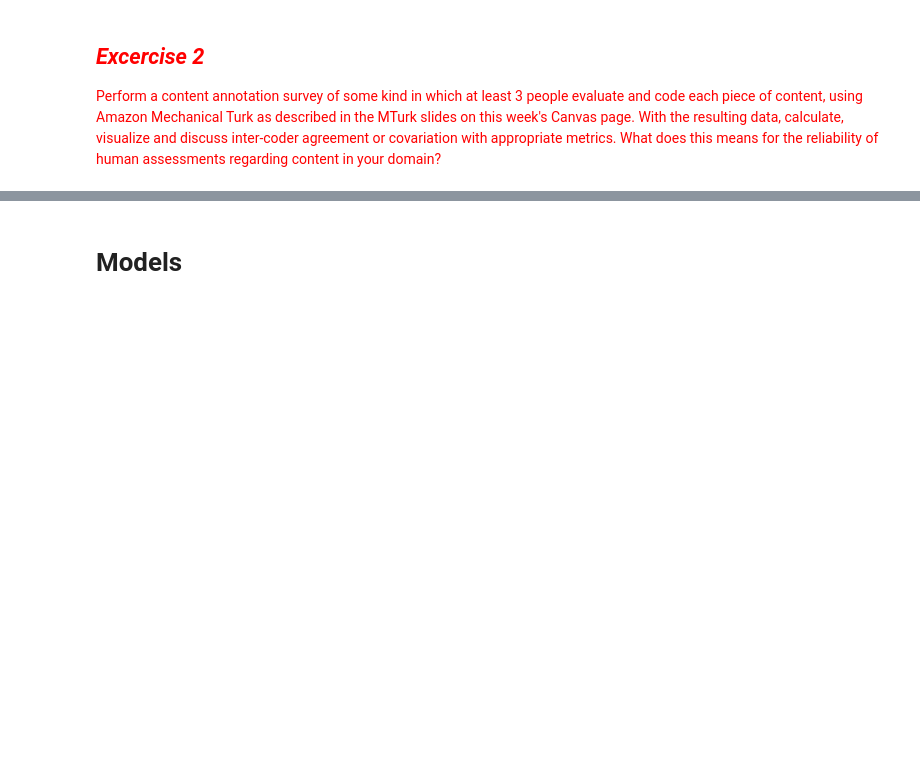
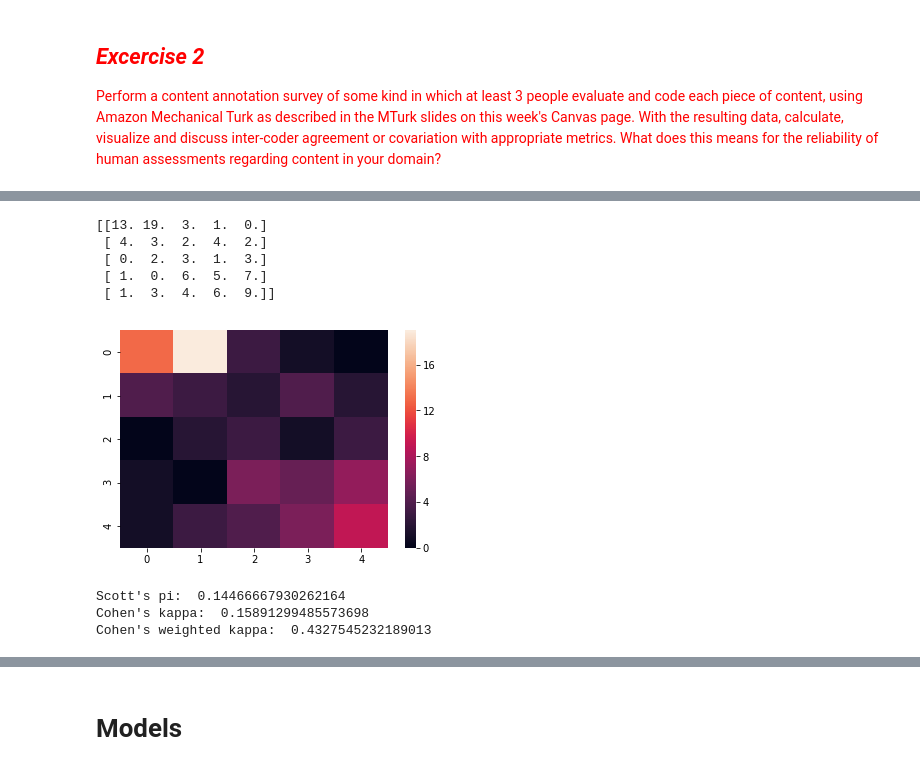
Before and after one commit to sunnyjooey/content-analysis-2018, a Jupyter notebook: 5-Reliability/5-Reliability.ipynb, the cells around one changed output, grey strips where cells are left out. Drawn from its saved outputs; the diff is of its cells as text; code cells hidden in the pictures; blank space fills up the shorter version.

```diff
--- a/5-Reliability/5-Reliability.ipynb
+++ b/5-Reliability/5-Reliability.ipynb
@@ -233,0 +311,19 @@ print(pairwise_metric_average(pearsons_rho,anno.annotations), pairwise_metric_av
+# %%
+# Get and create dataframe for Question 2: How political is this article title?
+q2= batch_results.groupby(['HITId','WorkerId'])['Answer.Q2Answer'].first().unstack()
+q2.fillna(-1, inplace=True)
+q2 = q2.values
+anno_q2 = AnnotationsContainer.from_array(q2, missing_values=[-1])
+# %%
+# Compare persons 6 and 26: both completed 107 questions out of 116
+compareTwo(anno_q2, 6, 26, 5)
+# %% [output]
+[[13. 19.  3.  1.  0.]
+ [ 4.  3.  2.  4.  2.]
+ [ 0.  2.  3.  1.  3.]
+ [ 1.  0.  6.  5.  7.]
+ [ 1.  3.  4.  6.  9.]]
+[figure, added]
+Scott's pi:  0.14466667930262164
+Cohen's kappa:  0.15891299485573698
+Cohen's weighted kappa:  0.4327545232189013
```
Also changed, not shown: parts of 15 cells of this notebook.
